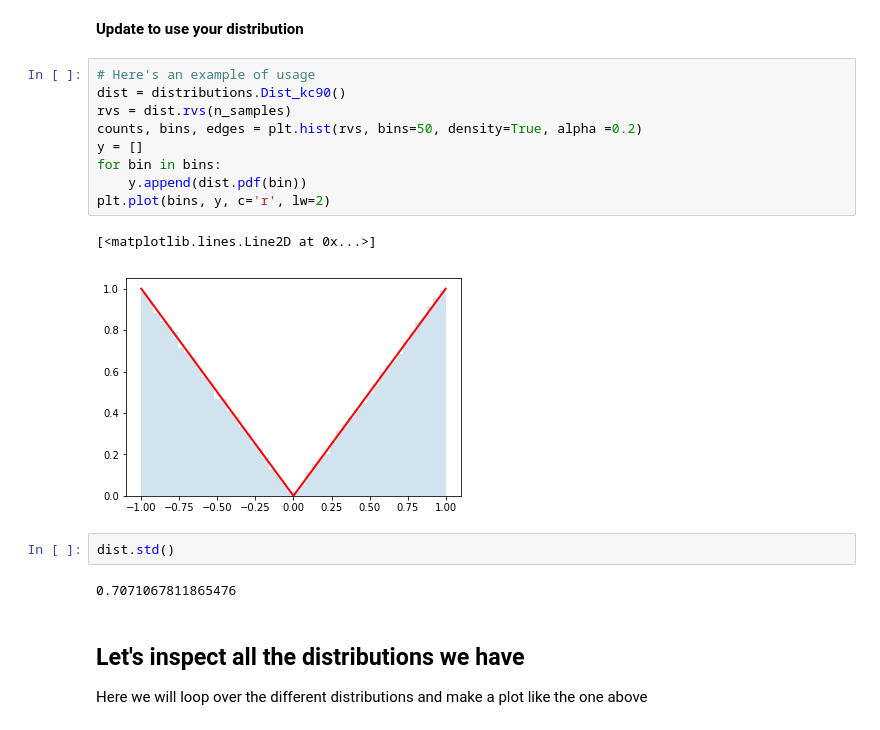
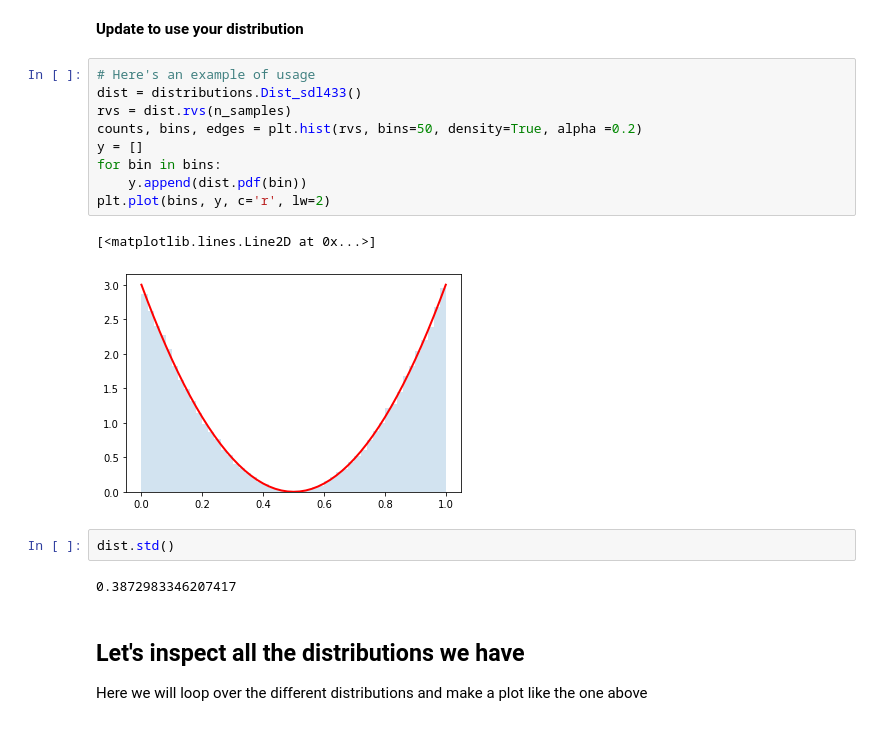
Before and after one commit to cranmer/intro-exp-phys-II, a Jupyter notebook: Central-Limit-Theorem.ipynb, the cells around one changed output. Cells and saved outputs as stored; diff of their text form.

```diff
--- a/Central-Limit-Theorem.ipynb
+++ b/Central-Limit-Theorem.ipynb
@@ -195,20 +167,20 @@ n_samples = 100000
 **Update to use your distribution**
 # %%
 # Here's an example of usage
-dist = distributions.Dist_kc90()
+dist = distributions.Dist_sdl433()
 rvs = dist.rvs(n_samples)
 counts, bins, edges = plt.hist(rvs, bins=50, density=True, alpha =0.2)
 y = []
 for bin in bins:
     y.append(dist.pdf(bin))
 plt.plot(bins, y, c='r', lw=2)
 # %% [output]
 [<matplotlib.lines.Line2D at 0x...>]
-[figure, old version]
+[figure, new version]
 # %%
 dist.std()
 # %% [output]
-0.7071067811865476
+0.3872983346207417
 # %% [markdown]
 ## Let's inspect all the distributions we have
 
```
Also changed, not shown: parts of 15 cells of this notebook.
